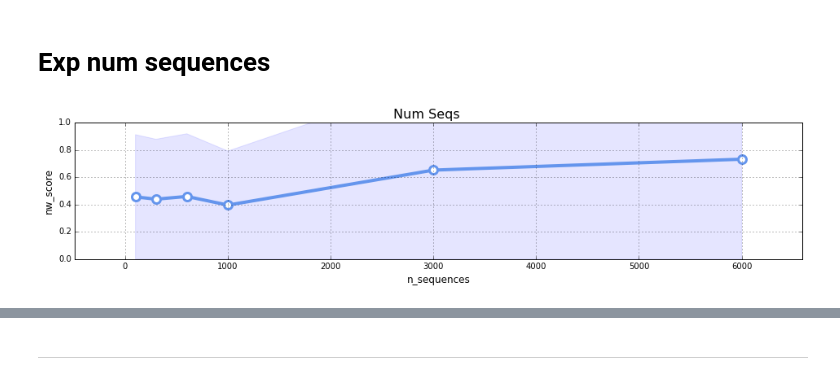
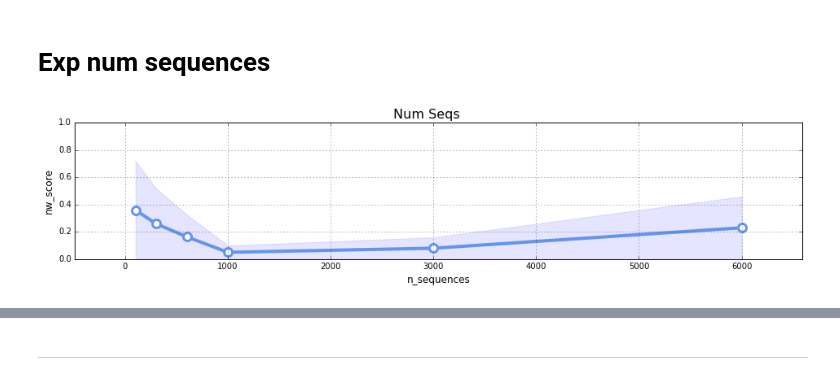
Before and after one commit to fabriziocosta/EDeN_examples, a Jupyter notebook: bioinf/motif/SMoD artificial-experiments.ipynb, the cells around one changed output, grey strips where cells are left out. Saved outputs shown, nothing was run; the diff lists cells and outputs as text; code cells hidden in the pictures.

```diff
--- a/bioinf/motif/SMoD artificial-experiments.ipynb
+++ b/bioinf/motif/SMoD artificial-experiments.ipynb
@@ -105,7 +105,8 @@ def make_experiment(complexity=3,
                     min_cluster_size=10,
                     n_clusters=10,
                     min_subarray_size=5,
-                    max_subarray_size=15):
+                    max_subarray_size=15,
+                    similarity_threshold=.5):
     pos_seqs, targets, orig_motives = make_artificial_dataset('ACGU',
                                                              motif_length,
                                                              sequence_length,
@@ -135,10 +136,11 @@ def make_experiment(complexity=3,
               pos_block_size=block_size,
               neg_block_size=block_size)
     smod = smod.fit(train_pos_seqs, train_neg_seqs)
-    clusters = smod.predict(test_pos_seqs)
-    motives = smod.compute_motives(clusters,
+    orig_clusters = smod.predict(test_pos_seqs)
+    clusters, motives = smod.merge(orig_clusters,
+                                   similarity_threshold=similarity_threshold,
                                    min_score=min_subarray_size,
-                                   min_freq=0.6,
+                                   min_freq=min_freq,
                                    min_cluster_size=(n_sequences/n_motives)/50)
     avg_score = np.mean([s for s in best_matching_scores(motives, orig_motives)])
     return avg_score
@@ -184,7 +186,8 @@ def make_results(n_rep=n_rep):
                                         min_cluster_size=10,
                                         n_clusters=10,
                                         min_subarray_size=5,
-                                        max_subarray_size=15)
+                                        max_subarray_size=15,
+                                        similarity_threshold=.5)
             avg_scores.append(avg_score)
         val = np.mean(avg_scores)
         std = np.std(avg_scores)
@@ -202,28 +205,29 @@ Wall time: 36min 41s
 # %%
 %%time
 def make_results(n_rep=n_rep):
     for param in [100,300,600,1000,3000,6000]:
         avg_scores=[]
         for rep in range(n_rep):
             avg_score = make_experiment(complexity=5,
                                         motif_length=10,
                                         n_motives=3,
                                         sequence_length=50,
                                         n_sequences=param,
                                         perturbation_prob=.4,
                                         min_score=5,
                                         min_freq=0.65,
                                         min_cluster_size=10,
-                                        n_clusters=20,
+                                        n_clusters=10,
                                         min_subarray_size=5,
-                                        max_subarray_size=15)
+                                        max_subarray_size=15,
+                                        similarity_threshold=.5)
             avg_scores.append(avg_score)
         val = np.mean(avg_scores)
         std = np.std(avg_scores)
         yield param, val, std
 
 
 data = [(param, val, std) for param, val, std in make_results()]
 plot_results(data, title='Num Seqs', xlabel='n_sequences', ylabel='nw_score')
 # %% [output]
-[figure, old version]
+[figure, new version]
```
Also changed, not shown: parts of 7 cells of this notebook, 2 other files.
